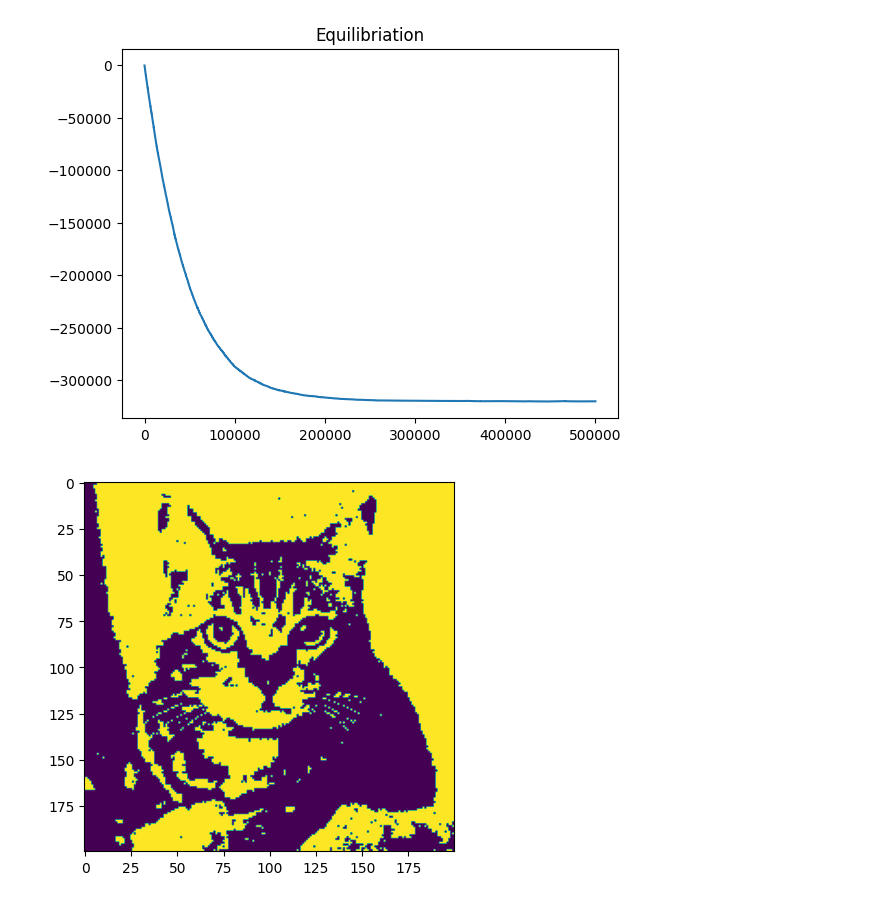
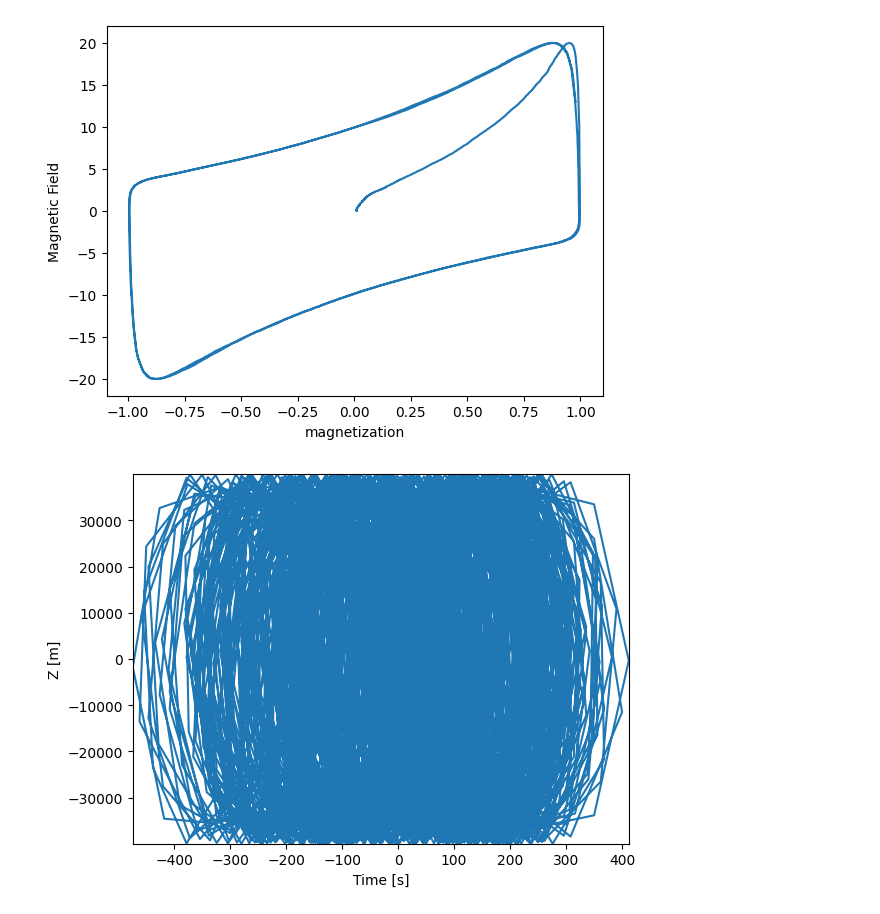
Before and after one commit to jocelas/ACOMP, a Jupyter notebook: ising/ising.ipynb, the cells around one changed output. Saved outputs shown, nothing was run; the diff lists cells and outputs as text; code cells hidden in the pictures.

Commit message:
Added hysteresis and played with animations. Also, put some functions away into isingm library so that it is nicer.

```diff
--- a/ising/ising.ipynb
+++ b/ising/ising.ipynb
@@ -276,20 +124,0 @@ plt.imshow(np.diff(load_grayscale_image_normalized('flower.jpeg', 100)))
-# %%
-n = 200
-a_in = randominitial(n)
-steps = 500000
-T = 2.4
-#H = sin_H(n, factor = 0.1)
-#H = 10*circle_H(n,n/4)
-
-H = 20*load_grayscale_image_normalized('cat.jpg', n)
-
-step, u, data, a_in = convergence(int(steps), n, 1, T, a_in, H = H, frames = 500)
-plt.plot(step, u)
-plt.title('Equilibriation')
-plt.show()
-
-plt.imshow(data[-1])
-plt.show()
-# %% [output]
-[figure, removed]
-[figure, removed]
@@ -297,0 +125,45 @@ animate(data, 'cat.mp4', 50, nice=True)
+# %%
+def osc_Ht(t,n,omega, amplitude):
+    return np.ones((n,n))*np.sin(omega*t)*amplitude
+# %%
+H = osc_Ht
+steps = 300000
+n = 100
+T = 1.2
+a_in = randominitial(n)
+r = n//2
+omega = 0.00005
+amplitude = 20
+
+steps, emf, a =  mc_ising_Ht(steps, n, 1, T, a_in, H, omega, amplitude, frames = 100)
+# %%
+plt.plot(emf[0:,1]/n**2, emf[0:,2]/n**2)
+plt.xlabel('magnetization')
+plt.ylabel('Magnetic Field')
+plt.show()
+# %% [output]
+[figure, added]
+# %%
+fig, ax = plt.subplots()
+x = emf[::100,1]
+y = emf[::100,2]
+line = ax.plot(x[0],y[0])[0]
+ax.set(xlim=[min(x),max(x)], ylim=[min(y),max(y)], xlabel='Time [s]', ylabel='Z [m]')
+
+
+def draw(frame):
+    # for each frame, update the data stored on each artist.
+    # update the scatter plot:
+    line.set_xdata(x[:frame])
+    line.set_ydata(y[:frame])
+    # update the line plot:
+    return [line]
+
+
+ani = anim.FuncAnimation(fig=fig, func=draw, frames=len(x), interval=10)
+
+ani.save('hysteresis.mp4', fps = 20)
+
+plt.show()
+# %% [output]
+[figure, added]
```
Also changed, not shown: parts of 12 cells of this notebook, 9 other files.
